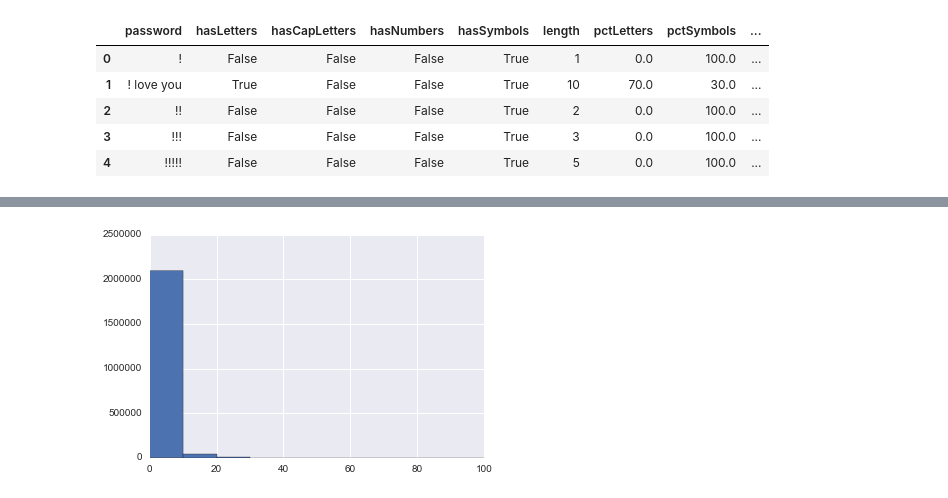
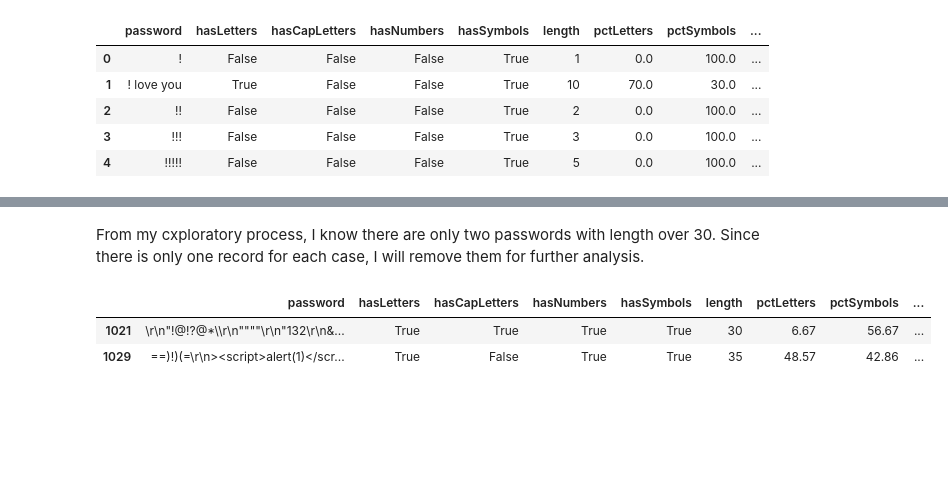
Before and after one commit to jhli973/Incubator, a Jupyter notebook: hijackedemail/Password and hijacked email.ipynb, the cells around one changed output, grey strips where cells are left out. Cells and saved outputs as stored; diff of their text form; code cells hidden in the pictures; blank space fills up the shorter version.

```diff
--- a/hijackedemail/Password and hijacked email.ipynb
+++ b/hijackedemail/Password and hijacked email.ipynb
@@ -310,6 +350,10 @@ plt.show()
-# %%
-plt.hist(passwords['pctSymbols'], bins=10)
-
-plt.show()
-# %% [output]
-[figure, removed]
+# %% [markdown]
+From my cxploratory process, I know there are only two passwords with length over 30. Since there is only one record for each case, I will remove them for further analysis.
+# %%
+# remove two records
+
+passwords[passwords['length']>=30]
+# %% [output]
+|  | password | hasLetters | hasCapLetters | hasNumbers | hasSymbols | length | pctLetters | pctSymbols | ... |
+| 1021 | \r\n"!@!?@*\\r\n""""\r\n"132\r\n&... | True | True | True | True | 30 | 6.67 | 56.67 | ... |
+| 1029 | ==)!)(=\r\n><script>alert(1)</scr... | True | False | True | True | 35 | 48.57 | 42.86 | ... |
```
Also changed, not shown: parts of 46 cells of this notebook.
